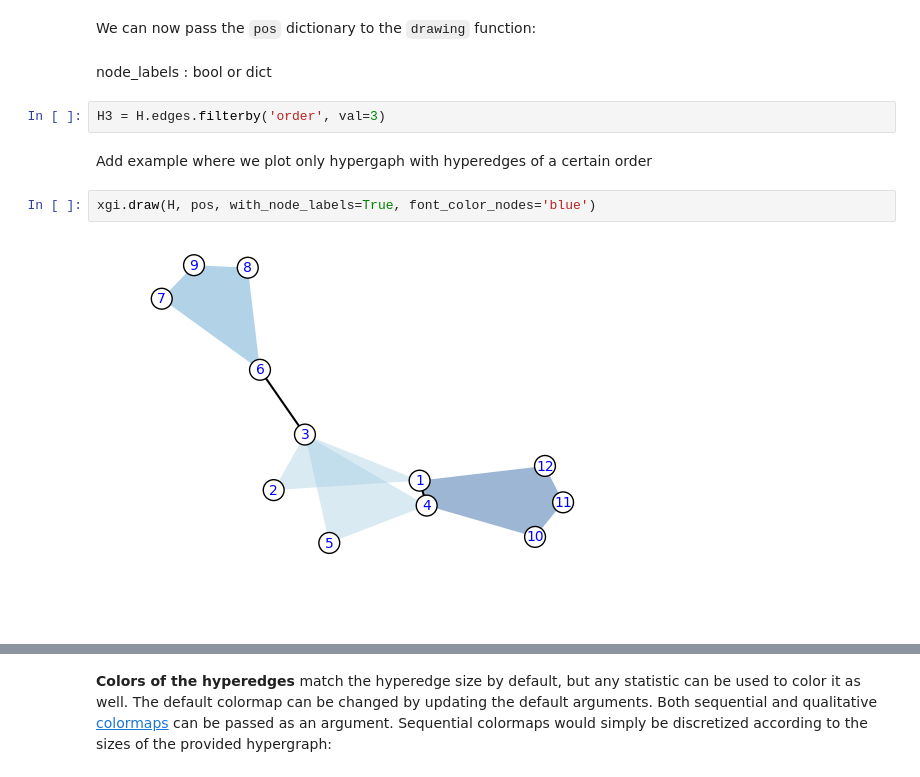
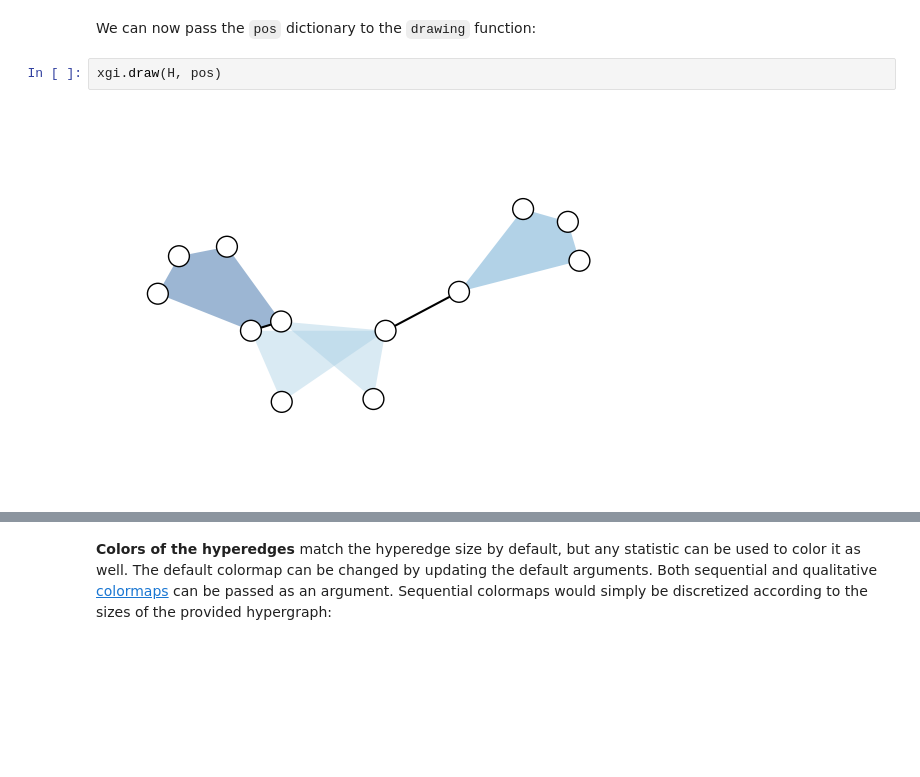
Before and after one commit to xgi-org/xgi, a Jupyter notebook: tutorials/Tutorial 5 - Plotting.ipynb, the cells around one changed output, grey strips where cells are left out. Drawn from its saved outputs; the diff is of its cells as text; blank space fills up the shorter version.

Commit message:
Update plotting node_labels and hyperedge_labels

````diff
--- a/tutorials/Tutorial 5 - Plotting.ipynb
+++ b/tutorials/Tutorial 5 - Plotting.ipynb
@@ -31,13 +27,7 @@ Each layout returns a dictionary that maps nodes ID into (x, y) coordinates.
 pos = xgi.barycenter_spring_layout(H)
 # %% [markdown]
 We can now pass the ```pos``` dictionary to the ```drawing``` function:
-# %% [markdown]
-node_labels : bool or dict
-# %%
-H3 = H.edges.filterby('order', val=3)
-# %% [markdown]
-Add example where we plot only hypergaph with hyperedges of a certain order
 # %%
-xgi.draw(H, pos, with_node_labels=True, font_color_nodes='blue')
+xgi.draw(H, pos)
 # %% [output]
-[figure, old version]
+[figure, new version]
````
Also changed, not shown: parts of 17 cells of this notebook, 1 other file.
